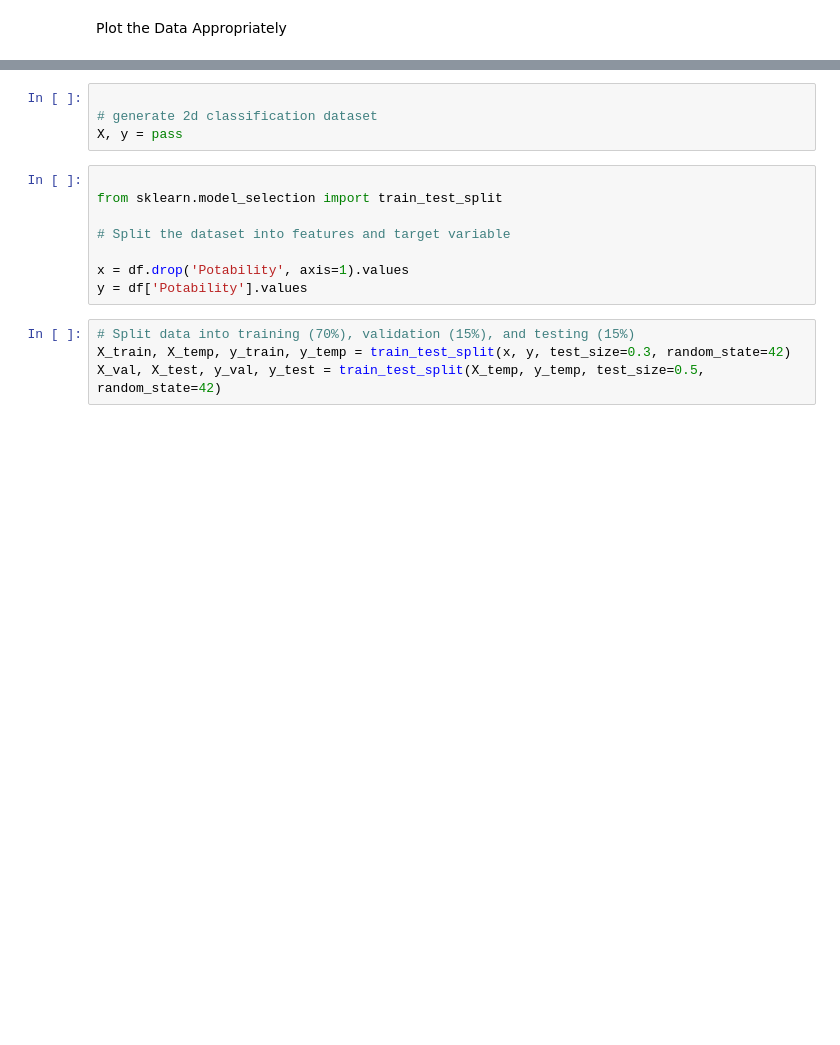
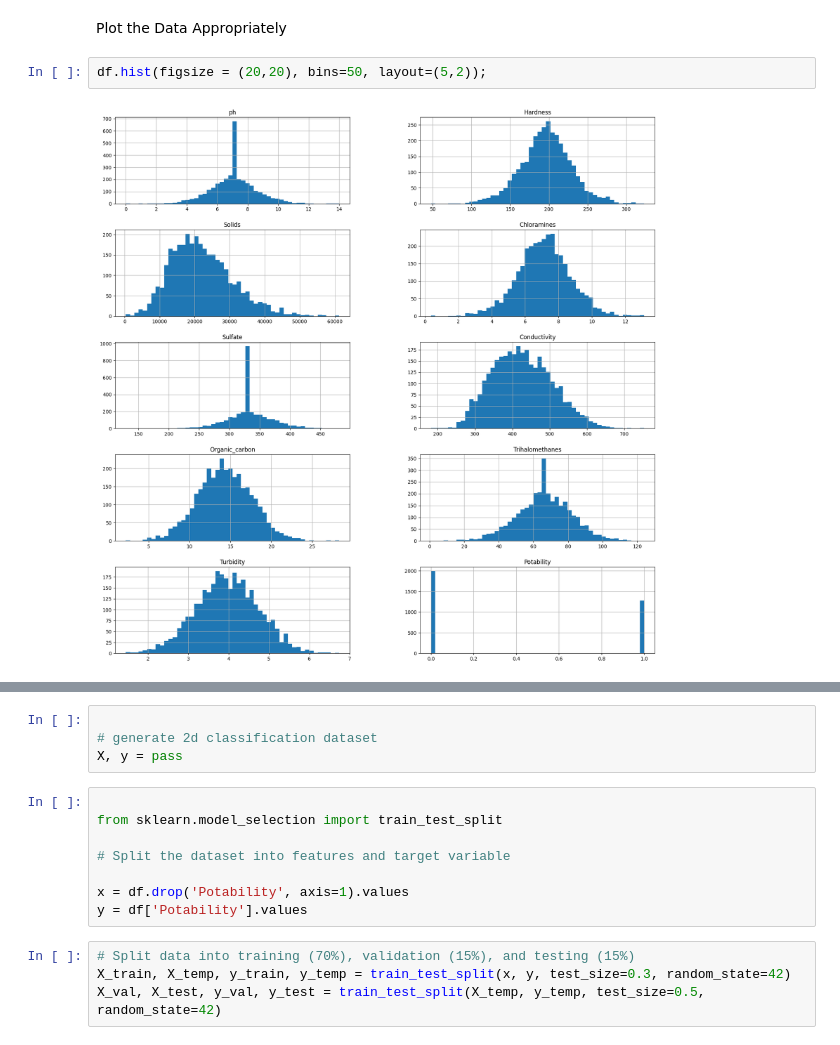
Before and after one commit to aimee-annabelle/Peer_Group_10_Water_Quality_Model, a Jupyter notebook: Annabelle_Ineza_formative_II.ipynb, the cells around one changed output, grey strips where cells are left out. Saved outputs shown, nothing was run; the diff lists cells and outputs as text; blank space fills up the shorter version.

Commit message:
update data plot appropriately

```diff
--- a/Annabelle_Ineza_formative_II.ipynb
+++ b/Annabelle_Ineza_formative_II.ipynb
@@ -106,3 +108,7 @@ df.describe()
 | max | 14.000000 | 323.124000 | 61227.196008 | 13.127000 | 481.030642 | 753.342620 | 28.300000 | 124.000000 | ... |
 # %% [markdown]
 Plot the Data Appropriately
+# %%
+df.hist(figsize = (20,20), bins=50, layout=(5,2));
+# %% [output]
+[figure, added]
```
Also changed, not shown: parts of 2 cells of this notebook.
